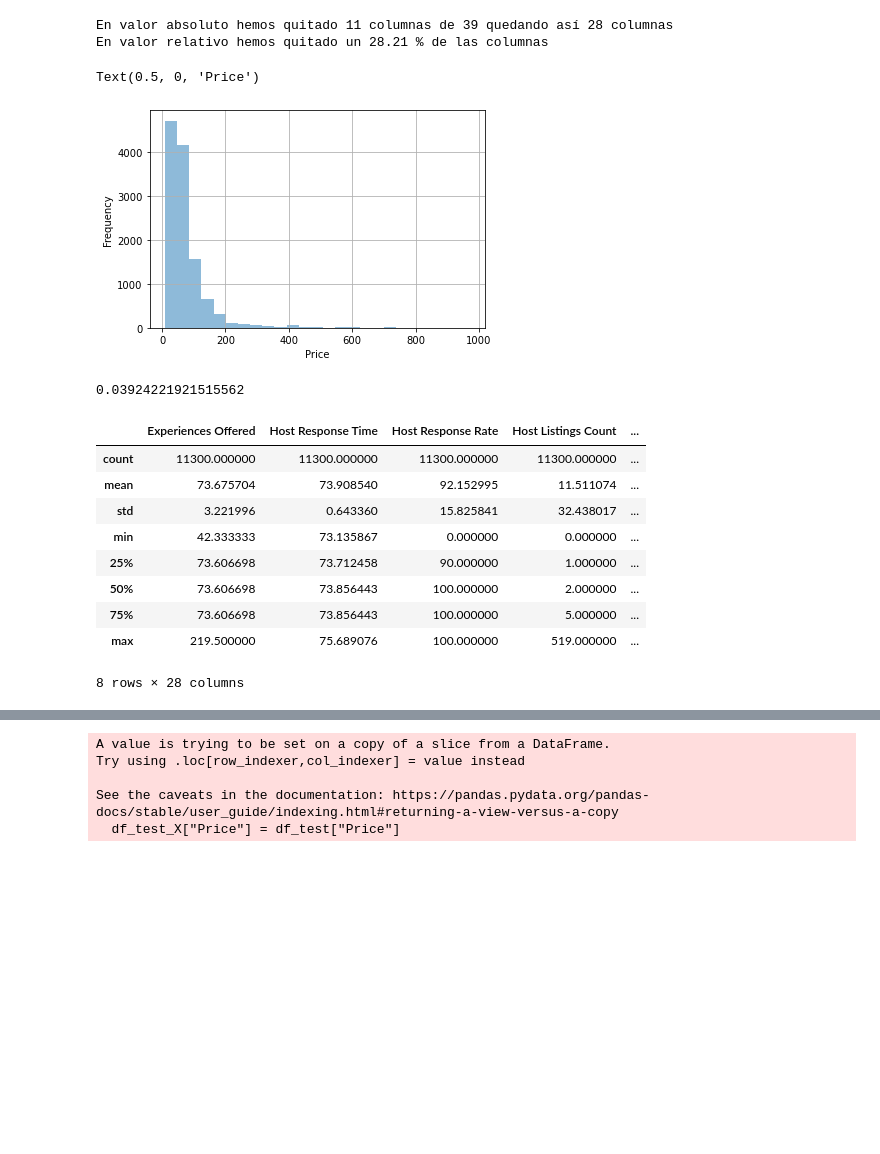
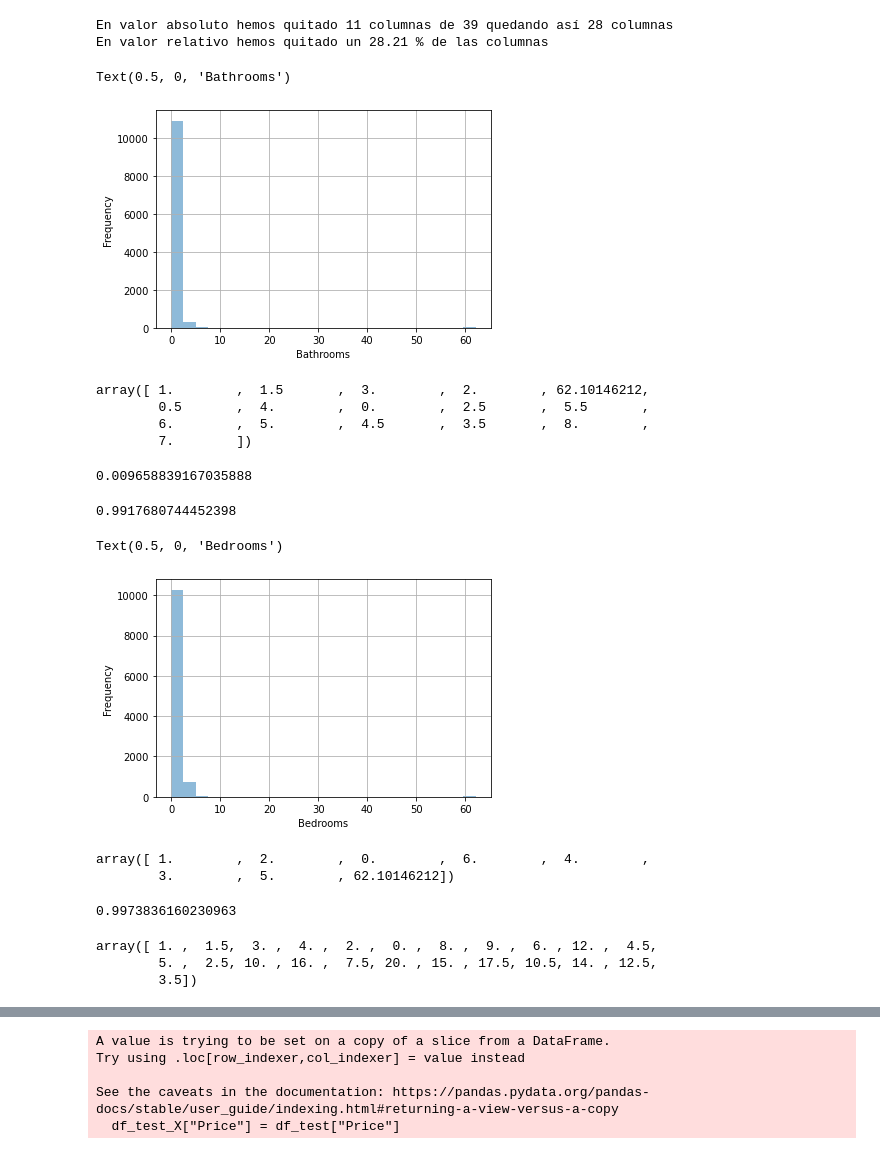
Before and after one commit to jimmyls92/Machine-Learning, a Jupyter notebook: Project_ML.ipynb, the cells around one changed output, grey strips where cells are left out. Drawn from its saved outputs; the diff is of its cells as text; code cells hidden in the pictures; blank space fills up the shorter version.

```diff
--- a/Project_ML.ipynb
+++ b/Project_ML.ipynb
@@ -195,20 +215,19 @@ social       42.333333
 Name: Price, dtype: float64
 # %%
 #Miramos cada una y la modificamos por el valor mas apropiado
-#Estos primeros al haber pocos valores, sustituir por la moda parece una buena aproximacion
-df_train["Cancellation Policy"].fillna(df_train["Cancellation Policy"].mode(), inplace=True)
-df_train["Bed Type"].fillna(df_train["Bed Type"].mode(), inplace=True)
-df_train["Room Type"].fillna(df_train["Room Type"].mode(), inplace=True)
-df_train["Property Type"].fillna(df_train["Property Type"].mode(), inplace=True)
+#Primero miramos las variables categoricas recient transformadas
+
+#Como sabemos que en Market principalmente tratamos madrid, y en country tratamos principalmente España
+#podemos aplicar de nuevo la moda para sustituir a los NA's
+df_train["Market"].fillna(df_train["Market"].mode(), inplace=True)
 df_train["Country"].fillna(df_train["Country"].mode(), inplace=True)
 df_train["Country Code"].fillna(df_train["Country Code"].mode(), inplace=True)
-#Como sabemos que en Market principalmente tatamos madrid, podemos aplicar de nuevo la moda para sustituir a los NA's
-df_train["Market"].fillna(df_train["Market"].mode(), inplace=True)
 
 #En experiences Offered asumimos que si es NA es que el valor es none
 df_train["Experiences Offered"].fillna(73.60, inplace=True)
 # %%
-#Ahora vamos a sustituir aquellos valores inicialmente numericos en los que un NA corresponde a cero
+#Ahora vamos a sustituir aquellos valores inicialmente numericos en los que un NA corresponde a un valor de cero
+df_train["Security Deposit"].fillna(value=0, inplace=True)
 df_train["Cleaning Fee"].fillna(value=0, inplace=True)
 df_train["Guests Included"].fillna(value=0, inplace=True)
 df_train["Extra People"].fillna(value=0, inplace=True)
@@ -284,11 +306,17 @@ En valor relativo hemos quitado un 28.21 % de las columnas
 # %%
-#Observamos outliers en el precio para intentar descartar columnas poco representativas
-df_train['Price'].plot.hist(alpha=0.5, bins=25, grid = True)
-plt.xlabel('Price')
+df_train['Bathrooms'].plot.hist(alpha=0.5, bins=25, grid = True)
+plt.xlabel('Bathrooms')
 # %% [output]
-Text(0.5, 0, 'Price')
+Text(0.5, 0, 'Bathrooms')
-[figure, old version]
+[figure, new version]
+# %%
+df_train['Bathrooms'].unique()
+# %% [output]
+array([ 1.        ,  1.5       ,  3.        ,  2.        , 62.10146212,
+        0.5       ,  4.        ,  0.        ,  2.5       ,  5.5       ,
+        6.        ,  5.        ,  4.5       ,  3.5       ,  8.        ,
+        7.        ])
 # %%
-len(df_train[df_train['Price']>200])/len(df_train)
+len(df_train[df_train['Bathrooms']<1])/len(df_train)
 # %% [output]
-0.03924221921515562
+0.009658839167035888
@@ -295 +326,5 @@ len(df_train[df_train['Price']>200])/len(df_train)
+# %%
+len(df_train[df_train['Bathrooms']<5])/len(df_train)
+# %% [output]
+0.9917680744452398
 # %%
@@ -298,13 +333,16 @@ df_train = df_train[df_train['Price'] < 200]
-# %%
-df_train.describe()
-# %% [output]
-|  | Experiences Offered | Host Response Time | Host Response Rate | Host Listings Count | ... |
-| count | 11300.000000 | 11300.000000 | 11300.000000 | 11300.000000 | ... |
-| mean | 73.675704 | 73.908540 | 92.152995 | 11.511074 | ... |
-| std | 3.221996 | 0.643360 | 15.825841 | 32.438017 | ... |
-| min | 42.333333 | 73.135867 | 0.000000 | 0.000000 | ... |
-| 25% | 73.606698 | 73.712458 | 90.000000 | 1.000000 | ... |
-| 50% | 73.606698 | 73.856443 | 100.000000 | 2.000000 | ... |
-| 75% | 73.606698 | 73.856443 | 100.000000 | 5.000000 | ... |
-| max | 219.500000 | 75.689076 | 100.000000 | 519.000000 | ... |
-8 rows × 28 columns
+# %%
+#Ahora vamos a ver como se distribuyen las habitaciones
+df_train['Bedrooms'].plot.hist(alpha=0.5, bins=25, grid = True)
+plt.xlabel('Bedrooms')
+# %% [output]
+Text(0.5, 0, 'Bedrooms')
+[figure, added]
+# %%
+df_train['Bedrooms'].unique()
+# %% [output]
+array([ 1.        ,  2.        ,  0.        ,  6.        ,  4.        ,
+        3.        ,  5.        , 62.10146212])
+# %%
+len(df_train[(df_train['Bedrooms'] < 6)])/len(df_train)
+# %% [output]
+0.9973836160230963
@@ -311,3 +354,9 @@ df_train.describe()
+# %%
+df_train["Bath_Bedroom"].unique()
+# %% [output]
+array([ 1. ,  1.5,  3. ,  4. ,  2. ,  0. ,  8. ,  9. ,  6. , 12. ,  4.5,
+        5. ,  2.5, 10. , 16. ,  7.5, 20. , 15. , 17.5, 10.5, 14. , 12.5,
+        3.5])
 # %%
 #Ahora estamos listos para crear un modelo
 from sklearn.preprocessing import PolynomialFeatures
```
Also changed, not shown: parts of 34 cells of this notebook.
